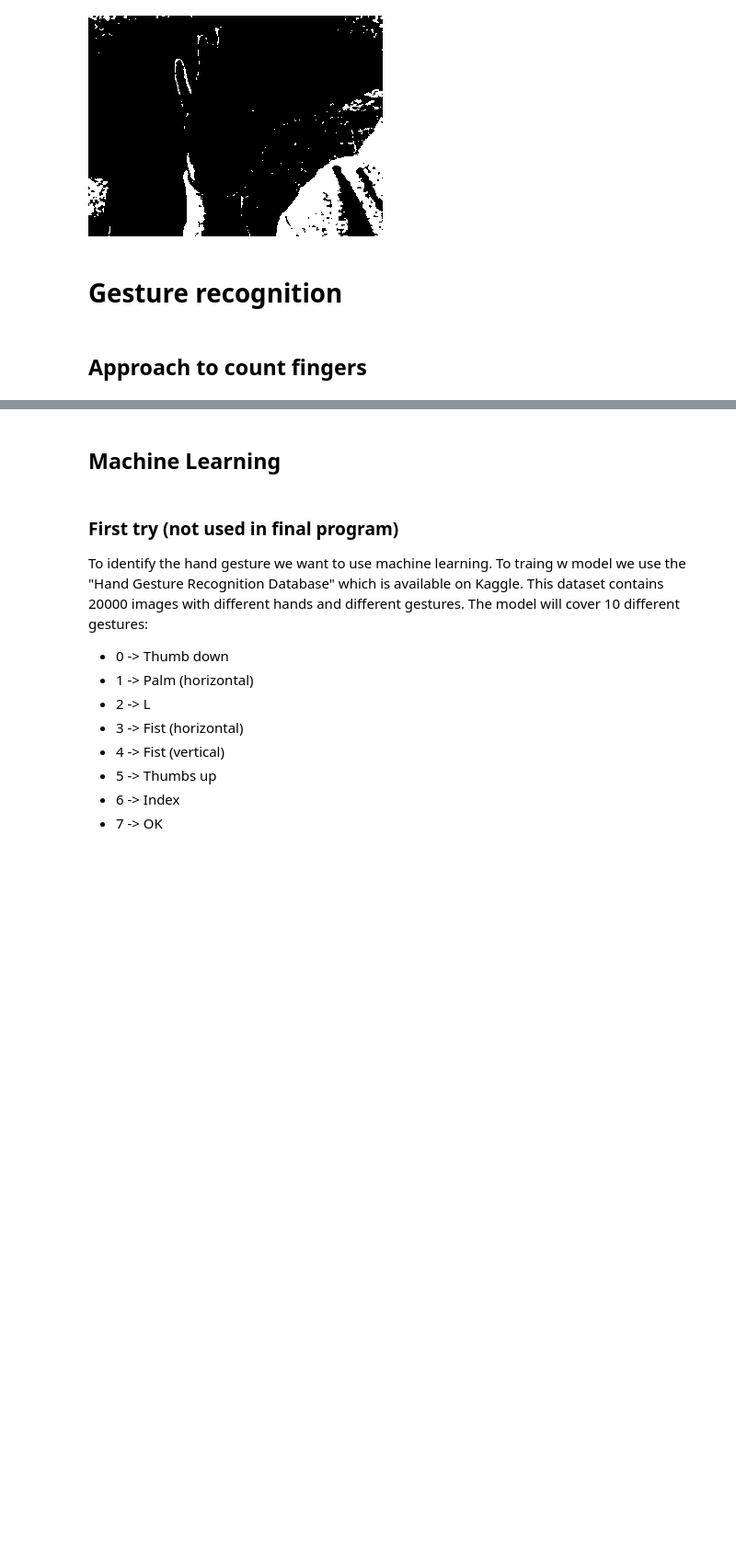
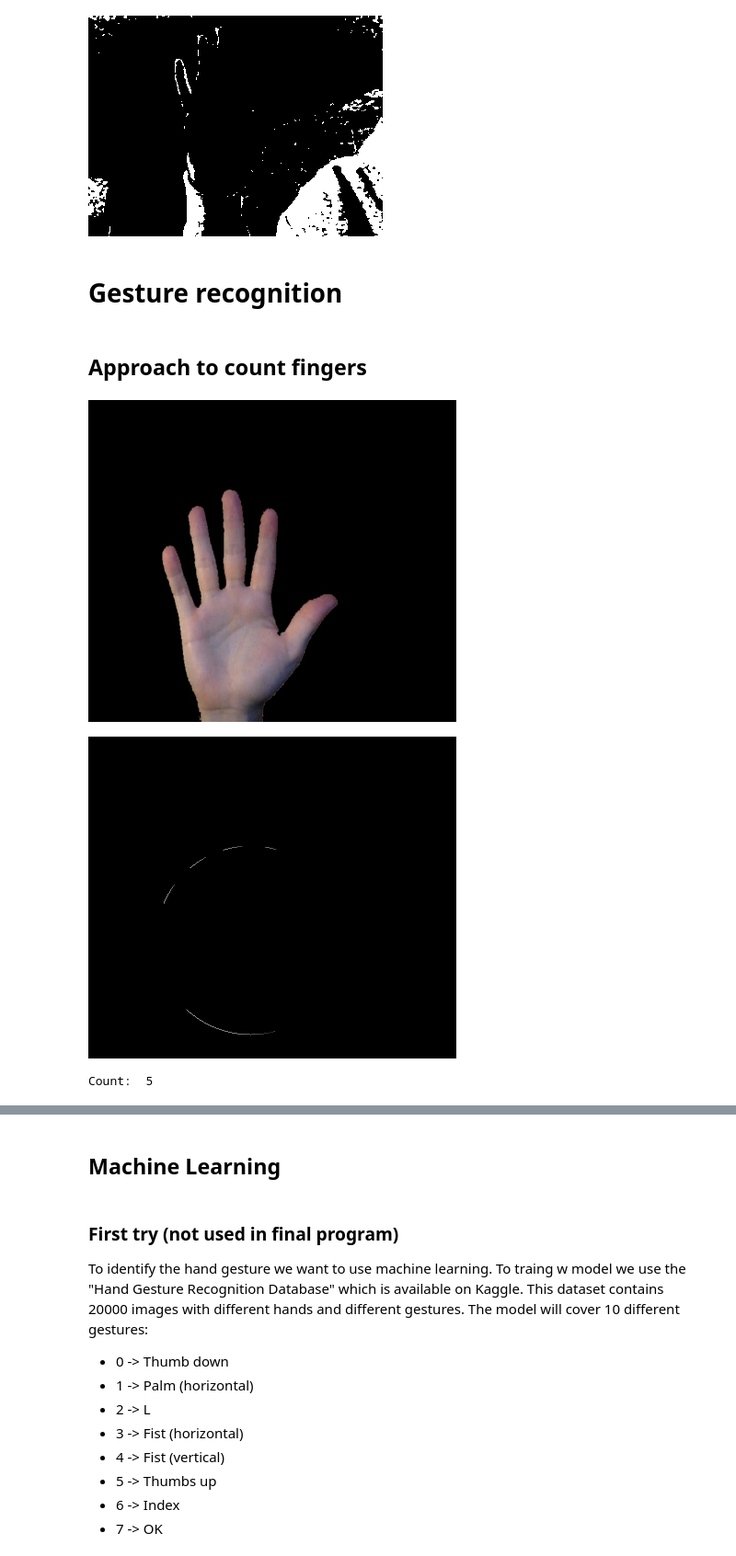
Before and after one commit to uol-mediaprocessing-201920/group-projects-hand-gesture, a Jupyter notebook: main_Hand_Gestures.ipynb, the cells around one changed output, grey strips where cells are left out. Shown at 92% size. Drawn from its saved outputs; the diff is of its cells as text; code cells hidden in the pictures; blank space fills up the shorter version.

```diff
--- a/main_Hand_Gestures.ipynb
+++ b/main_Hand_Gestures.ipynb
@@ -422,3 +432,78 @@ Detected Skin:
 # Gesture recognition
 # %% [markdown]
 ## Approach to count fingers
+# %%
+# Load a segmented hand from git
+! wget -q https://raw.githubusercontent.com/uol-mediaprocessing/group-projects-hand-gesture/master/pics/hand_segment_2.jpg
+
+from google.colab.patches import cv2_imshow
+from sklearn.metrics import pairwise
+import numpy as np
+import cv2
+
+segment = cv2.cvtColor(cv2.imread("hand_segment_2.jpg"), cv2.COLOR_BGR2RGB)
+
+# just to resize the image
+def resize_img(img, width=400, height=350):
+  dim = (width, height)
+  return cv2.resize(img, dim)
+
+
+segment = resize_img(segment)
+
+# show the normal images
+cv2_imshow(segment)
+
+def count_fingers(img):
+    """
+    This function counts the fingers using several methods explained in the presentation.
+    """
+    thresh = cv2.cvtColor(img, cv2.COLOR_BGR2GRAY)
+    cnts, _ = cv2.findContours(thresh.copy(), cv2.RETR_TREE, cv2.CHAIN_APPROX_SIMPLE)
+    if len(cnts) == 0:
+        return 0
+
+    segmented = max(cnts, key=cv2.contourArea)
+    hull = cv2.convexHull(segmented)
+
+    # calculate the extreme points of the hull
+    extreme_top = tuple(hull[hull[:, :, 1].argmin()][0])
+    extreme_bottom = tuple(hull[hull[:, :, 1].argmax()][0])
+    extreme_left = tuple(hull[hull[:, :, 0].argmin()][0])
+    extreme_right = tuple(hull[hull[:, :, 0].argmax()][0])
+
+    # calculate the center of the hull
+    c_x = int((extreme_left[0] + extreme_right[0]) / 2)
+    c_y = int((extreme_top[1] + extreme_bottom[1]) / 2)
+
+    # get the maximum euclidean distance between the center and the extreme points
+    distance = pairwise.euclidean_distances([(c_x, c_y)], Y=[extreme_left, extreme_right, extreme_top, extreme_bottom])[0]
+    maximum_distance = distance[distance.argmax()]
+
+    # calculate the radius using the maximum euclidean distance
+    radius = int(0.8 * maximum_distance)
+
+    # draw an auxiliary circle
+    circumference = (2 * np.pi * radius)
+    circular_roi = np.zeros(thresh.shape[:2], dtype="uint8")
+    cv2.circle(circular_roi, (c_x, c_y), radius, 255, 1)
+
+    # now subtract the hand segment off the circle and count the contours left
+    circular_roi = cv2.bitwise_and(thresh, thresh, mask=circular_roi)
+    cv2_imshow(circular_roi)
+    cnts, _ = cv2.findContours(circular_roi.copy(), cv2.RETR_EXTERNAL, cv2.CHAIN_APPROX_NONE)
+    count = 0
+    # count the contours left
+    for c in cnts:
+        (x, y, w, h) = cv2.boundingRect(c)
+        if ((c_y + (c_y * 0.28)) > (y + h)) and ((circumference * 0.28) > c.shape[0]):
+            count += 1
+
+    return max(min(count, 5), 0)
+
+
+print("Count: ", count_fingers(segment))
+# %% [output]
+[figure, added]
+[figure, added]
+Count:  5
```
Also changed, not shown: parts of 4 cells of this notebook.
